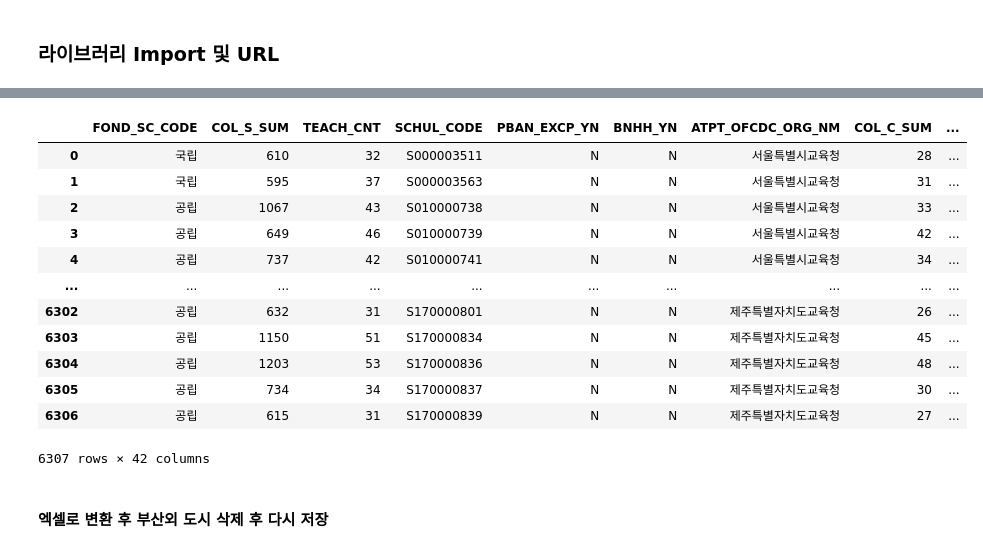
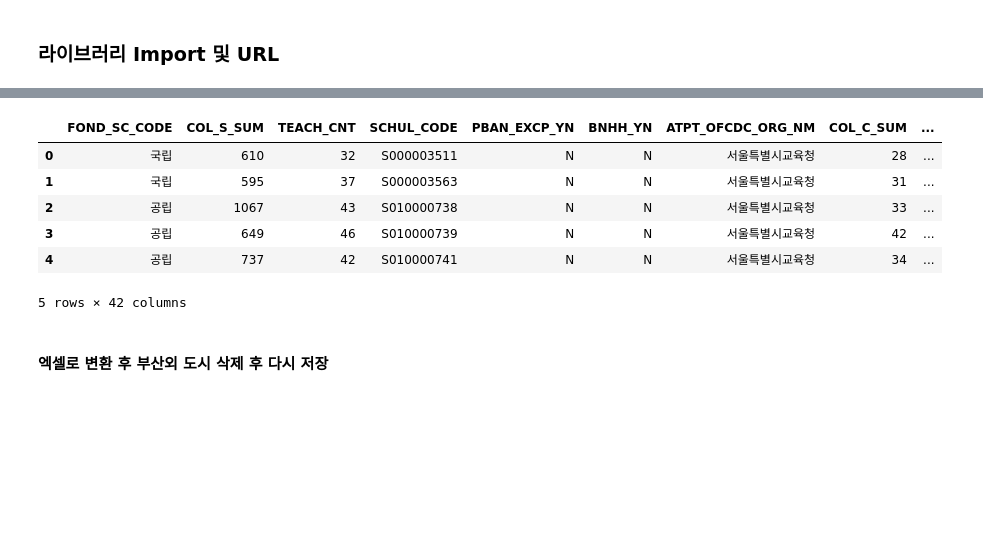
Before and after one commit to hugoMGSung/works-need-it-data-analysis, a Jupyter notebook: hugo-personal-project-2024/hg02-elementaryschools-analysis.ipynb, the cells around one changed output, grey strips where cells are left out. Cells and saved outputs as stored; diff of their text form; code cells hidden in the pictures; blank space fills up the shorter version.

```diff
--- a/hugo-personal-project-2024/hg02-elementaryschools-analysis.ipynb
+++ b/hugo-personal-project-2024/hg02-elementaryschools-analysis.ipynb
@@ -96,18 +64,12 @@ json_object['list']
 df = pd.DataFrame(json_object['list'])
 # %%
-df
+df.head()
 # %% [output]
 |  | FOND_SC_CODE | COL_S_SUM | TEACH_CNT | SCHUL_CODE | PBAN_EXCP_YN | BNHH_YN | ATPT_OFCDC_ORG_NM | COL_C_SUM | ... |
 | 0 | 국립 | 610 | 32 | S000003511 | N | N | 서울특별시교육청 | 28 | ... |
 | 1 | 국립 | 595 | 37 | S000003563 | N | N | 서울특별시교육청 | 31 | ... |
 | 2 | 공립 | 1067 | 43 | S010000738 | N | N | 서울특별시교육청 | 33 | ... |
 | 3 | 공립 | 649 | 46 | S010000739 | N | N | 서울특별시교육청 | 42 | ... |
 | 4 | 공립 | 737 | 42 | S010000741 | N | N | 서울특별시교육청 | 34 | ... |
-| ... | ... | ... | ... | ... | ... | ... | ... | ... | ... |
-| 6302 | 공립 | 632 | 31 | S170000801 | N | N | 제주특별자치도교육청 | 26 | ... |
-| 6303 | 공립 | 1150 | 51 | S170000834 | N | N | 제주특별자치도교육청 | 45 | ... |
-| 6304 | 공립 | 1203 | 53 | S170000836 | N | N | 제주특별자치도교육청 | 48 | ... |
-| 6305 | 공립 | 734 | 34 | S170000837 | N | N | 제주특별자치도교육청 | 30 | ... |
-| 6306 | 공립 | 615 | 31 | S170000839 | N | N | 제주특별자치도교육청 | 27 | ... |
-6307 rows × 42 columns
+5 rows × 42 columns
 # %%
```
Also changed, not shown: parts of 30 cells of this notebook, 7 other files.
